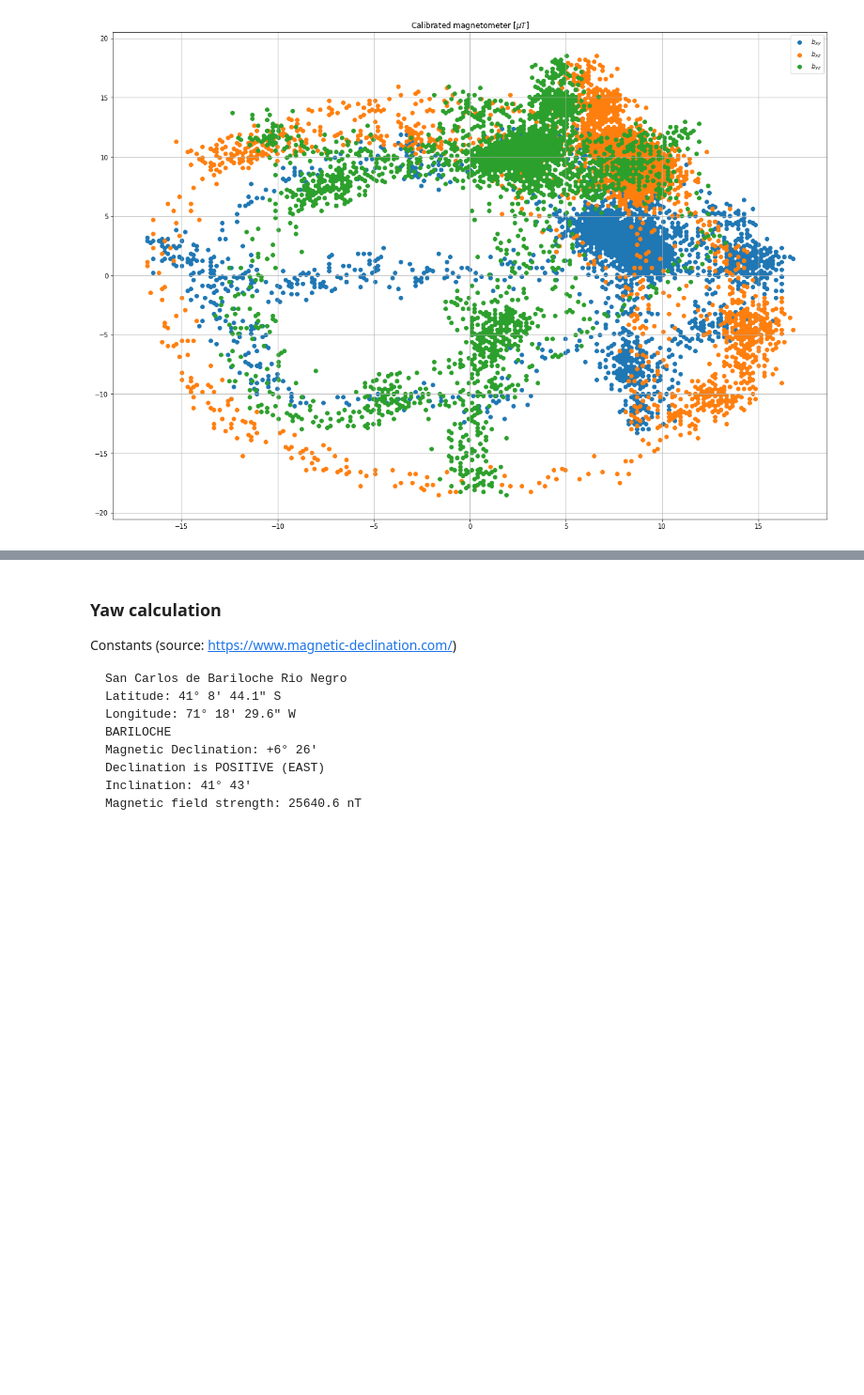
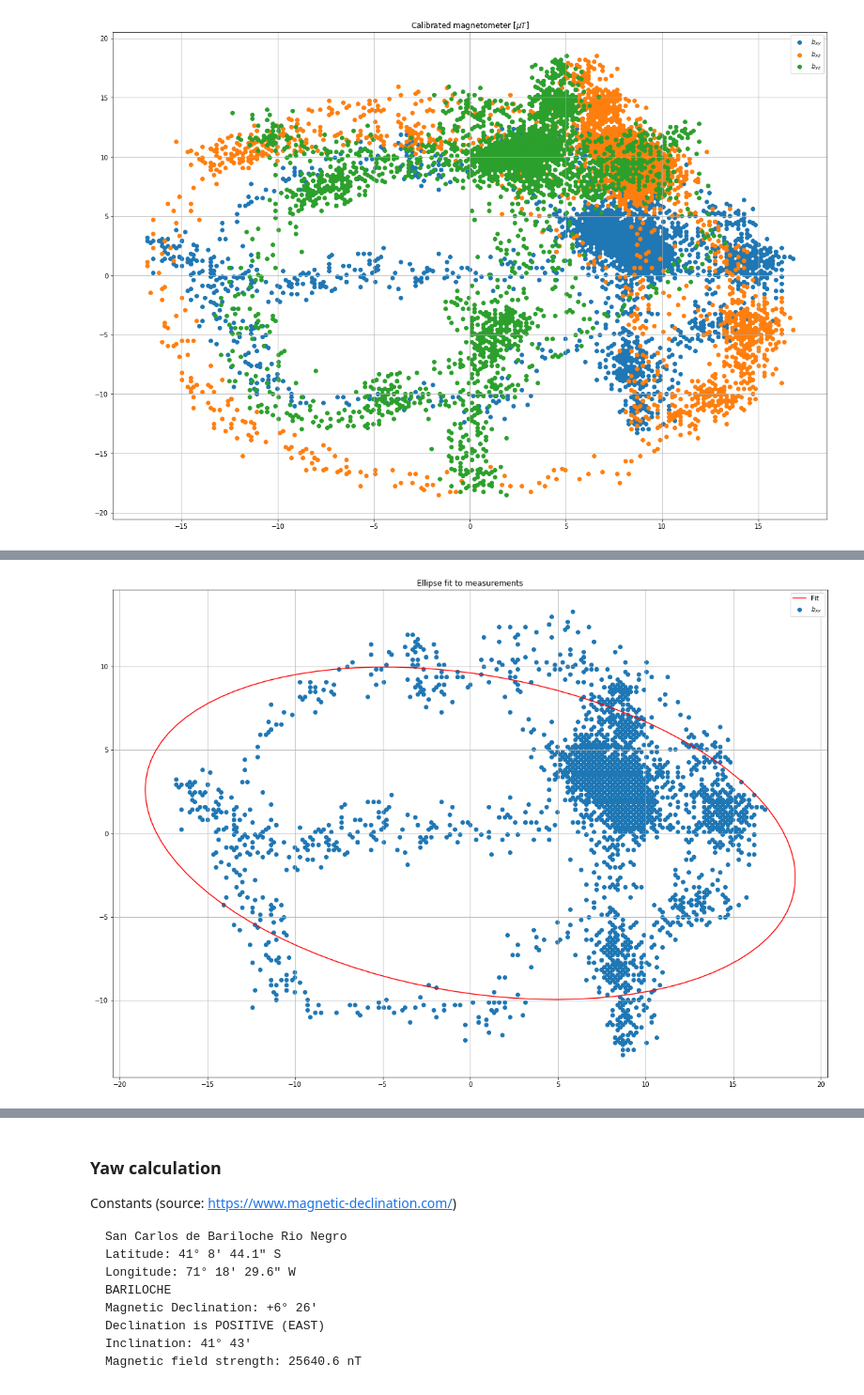
Before and after one commit to nhorro/mpu9250_ahrs, a Jupyter notebook: notebooks/01 - BasicAHRS.ipynb, the cells around one changed output, grey strips where cells are left out. Shown at 94% size. Saved outputs shown, nothing was run; the diff lists cells and outputs as text; code cells hidden in the pictures; blank space fills up the shorter version.

```diff
--- a/notebooks/01 - BasicAHRS.ipynb
+++ b/notebooks/01 - BasicAHRS.ipynb
@@ -258,0 +300,5 @@ Text(0.5,1,'Calibrated magnetometer [$\\mu T$]')
+# %%
+def centmom(u,v,p,q):
+    uc = (np.min(u) + np.max(u))/2
+    vc = (np.min(v) + np.max(v))/2
+    return np.sum( ((u-uc)**p) * ((v-vc)**q) )
@@ -258,0 +330,28 @@ Text(0.5,1,'Calibrated magnetometer [$\\mu T$]')
+# %%
+def plot_ellipse_fit(x,y,xc,yc,a,b,theta,series_name):
+    t = np.linspace(0, 2*np.pi, 100)
+    ell = np.array([a*np.cos(t) , b*np.sin(t)])
+    # Rotation matrix
+    R = np.array([
+        [np.cos(theta) , -np.sin(theta)],
+        [np.sin(theta) , np.cos(theta)]
+    ])
+    #2-D rotation matrix
+    ell_rot = np.zeros((2,ell.shape[1]))
+    for i in range(ell.shape[1]):
+        ell_rot[:,i] = np.dot(R,ell[:,i])
+    fig = plt.figure(figsize=(20, 14))
+    plt.scatter(x, y)
+    plt.plot( xc+ell_rot[0,:] , yc+ell_rot[1,:],'red' )    #rotated ellipse
+    plt.grid(which='Both')
+    plt.legend(["Fit",series_name])
+    plt.title("Ellipse fit to measurements")
+    plt.show()
+# %%
+def fit_and_plot(x,y, series_name):
+    uc,vc,a,b,theta= fit_points_to_ellipse(x,y)
+    plot_ellipse_fit(x,y,uc,vc,a,b,theta,series_name)
+# %%
+fit_and_plot(mx_corr,my_corr,"$b_{xy}$")
+# %% [output]
+[figure, added]
```
Also changed, not shown: parts of 8 cells of this notebook, 1 other file.
